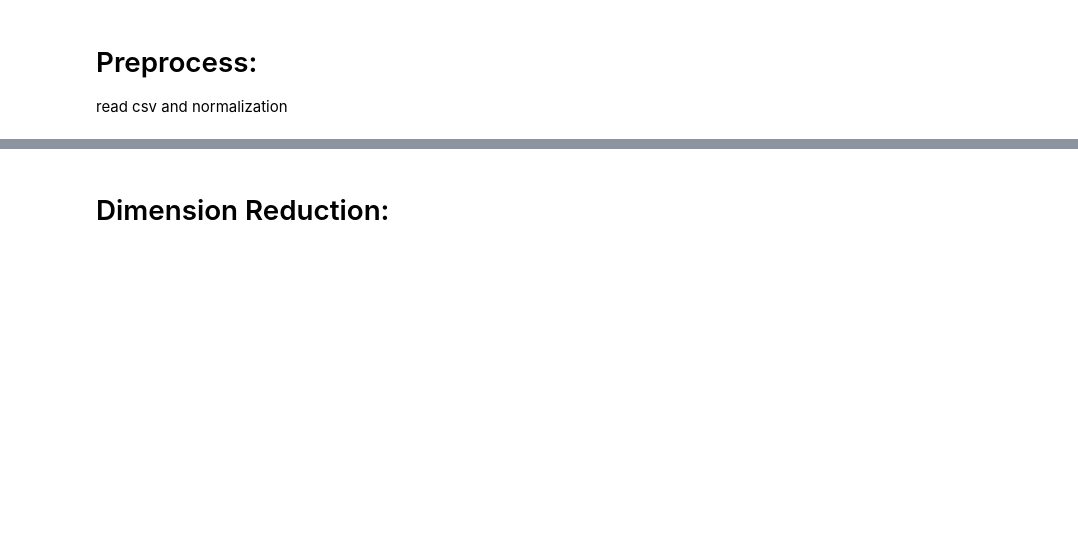
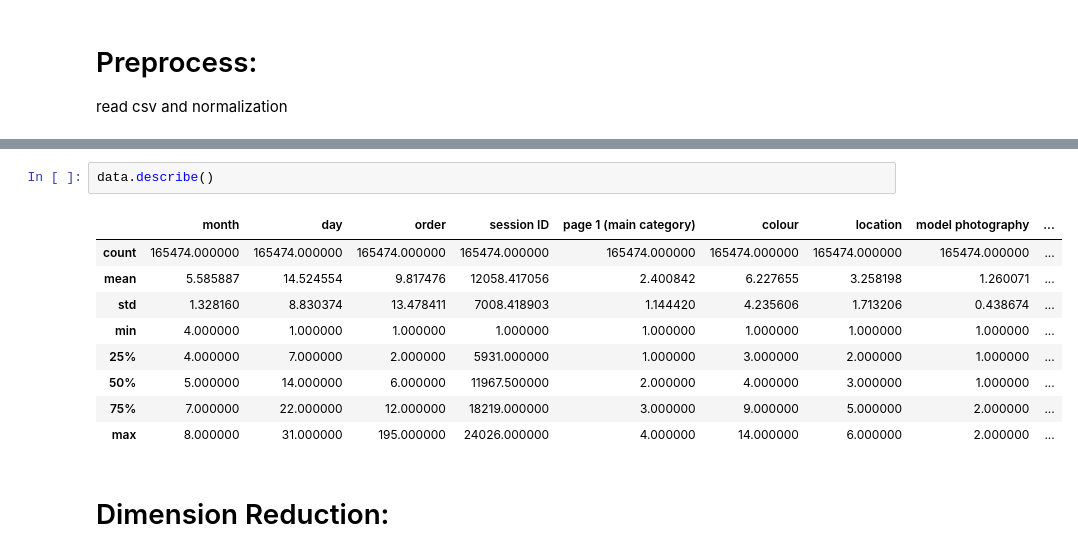
Before and after one commit to TomBekor/Unsupervised-learning, a Jupyter notebook: clean work.ipynb, the cells around one changed output, grey strips where cells are left out. Cells and saved outputs as stored; diff of their text form; blank space fills up the shorter version.

```diff
--- a/clean work.ipynb
+++ b/clean work.ipynb
@@ -49,3 +179,15 @@ data
+# %%
+data.describe()
+# %% [output]
+|  | month | day | order | session ID | page 1 (main category) | colour | location | model photography | ... |
+| count | 165474.000000 | 165474.000000 | 165474.000000 | 165474.000000 | 165474.000000 | 165474.000000 | 165474.000000 | 165474.000000 | ... |
+| mean | 5.585887 | 14.524554 | 9.817476 | 12058.417056 | 2.400842 | 6.227655 | 3.258198 | 1.260071 | ... |
+| std | 1.328160 | 8.830374 | 13.478411 | 7008.418903 | 1.144420 | 4.235606 | 1.713206 | 0.438674 | ... |
+| min | 4.000000 | 1.000000 | 1.000000 | 1.000000 | 1.000000 | 1.000000 | 1.000000 | 1.000000 | ... |
+| 25% | 4.000000 | 7.000000 | 2.000000 | 5931.000000 | 1.000000 | 3.000000 | 2.000000 | 1.000000 | ... |
+| 50% | 5.000000 | 14.000000 | 6.000000 | 11967.500000 | 2.000000 | 4.000000 | 3.000000 | 1.000000 | ... |
+| 75% | 7.000000 | 22.000000 | 12.000000 | 18219.000000 | 3.000000 | 9.000000 | 5.000000 | 2.000000 | ... |
+| max | 8.000000 | 31.000000 | 195.000000 | 24026.000000 | 4.000000 | 14.000000 | 6.000000 | 2.000000 | ... |
 # %% [markdown]
 # Dimension Reduction:
 # %%
```
Also changed, not shown: parts of 10 cells of this notebook, 8 other files.
